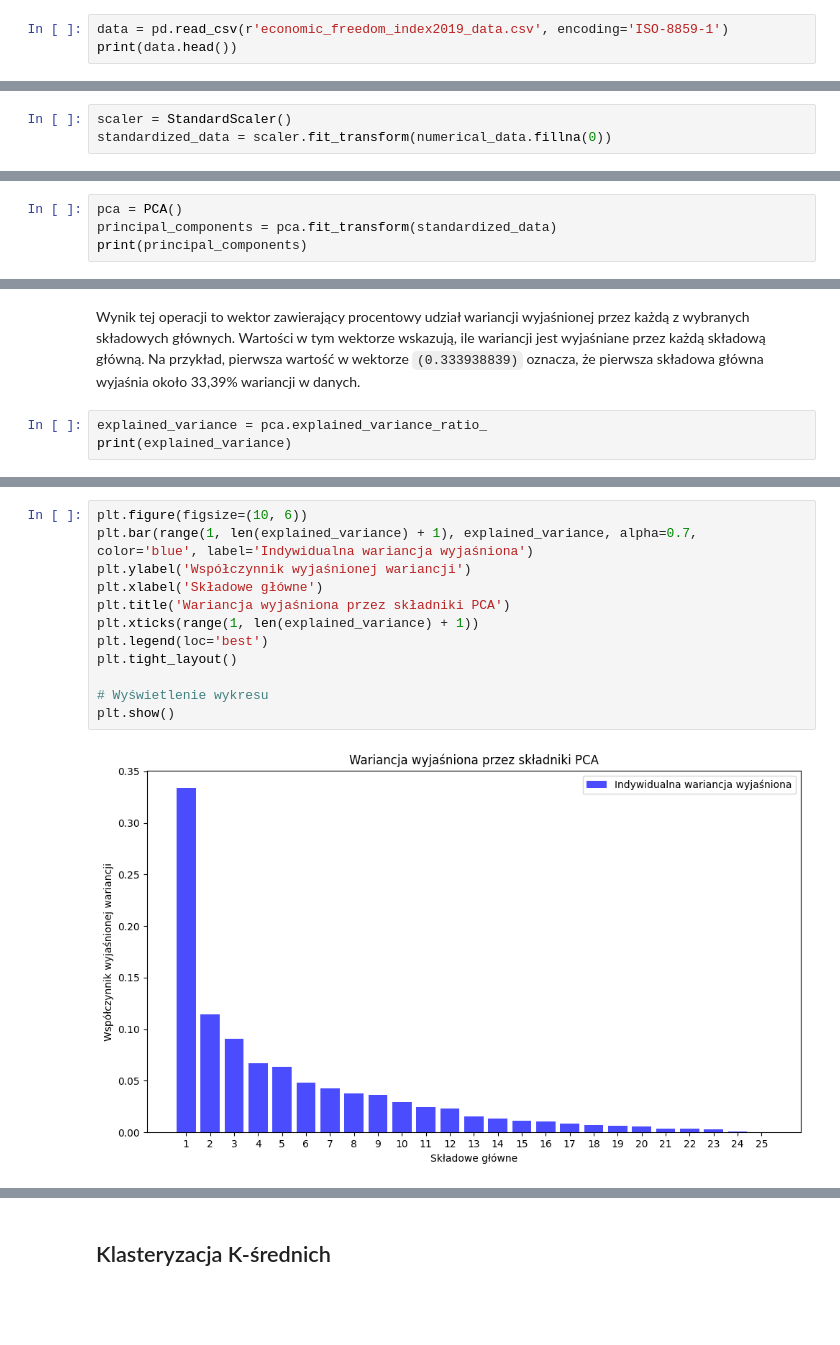
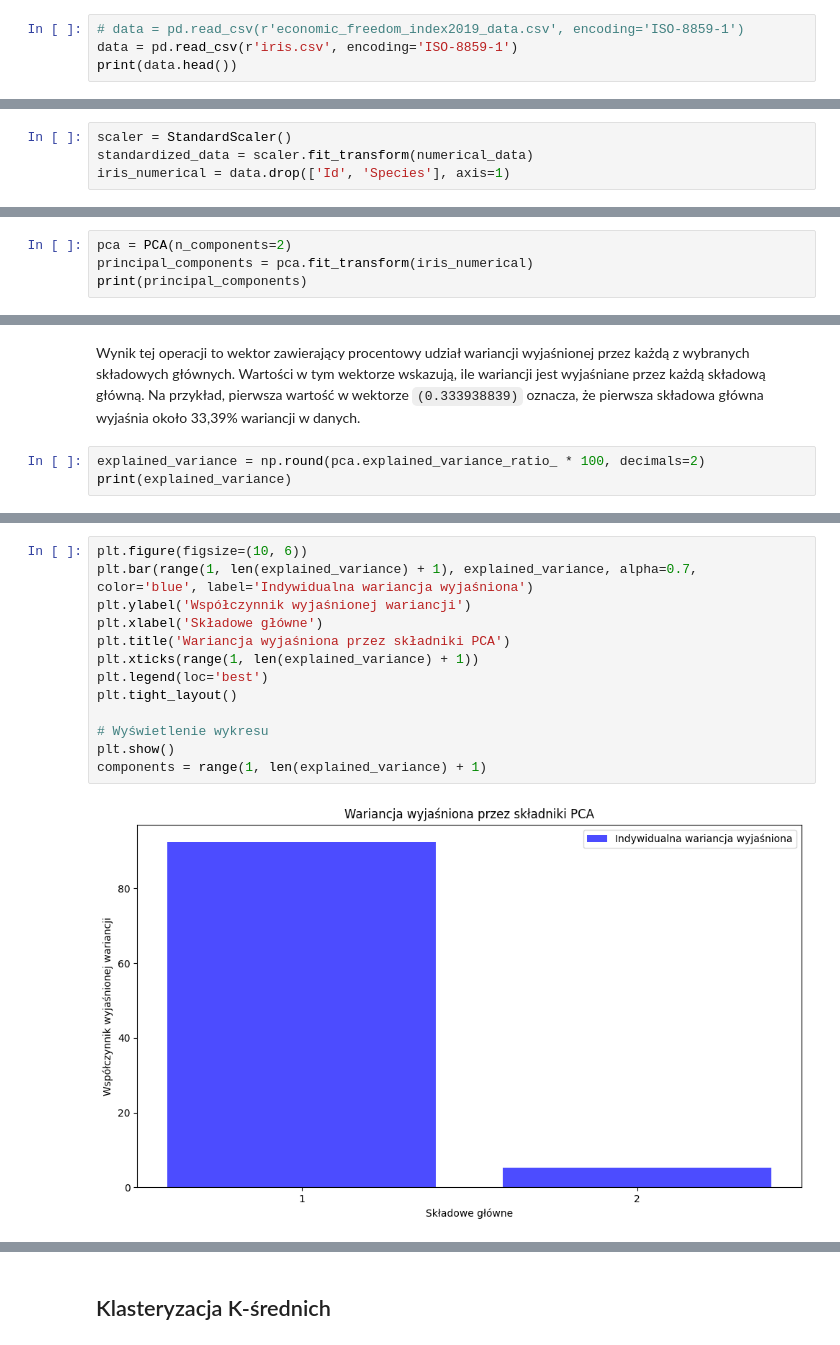
Before and after one commit to y777bish/DataExplorationProject, a Jupyter notebook: ProjektAEDfin.ipynb, the cells around one changed output, grey strips where cells are left out. Cells and saved outputs as stored; diff of their text form; blank space fills up the shorter version.

```diff
--- a/ProjektAEDfin.ipynb
+++ b/ProjektAEDfin.ipynb
@@ -12,6 +13,7 @@ import csv
 from apyori import apriori
 import seaborn as sns
 # %%
-data = pd.read_csv(r'economic_freedom_index2019_data.csv', encoding='ISO-8859-1')
+# data = pd.read_csv(r'economic_freedom_index2019_data.csv', encoding='ISO-8859-1')
+data = pd.read_csv(r'iris.csv', encoding='ISO-8859-1')
 print(data.head())
 # %% [output]
@@ -54,3 +45,4 @@ Standardyzacja danych numerycznych, zastępując brakujące wartości (NaN) zera
 # %%
 scaler = StandardScaler()
-standardized_data = scaler.fit_transform(numerical_data.fillna(0))
+standardized_data = scaler.fit_transform(numerical_data)
+iris_numerical = data.drop(['Id', 'Species'], axis=1)
@@ -59,7 +75,7 @@ Macierz kowariancji nie jest bezpośrednio obliczana w kodzie, ale standaryzowan
 
 Algorytm PCA jest inicjalizowany za pomocą `PCA()`, a następnie wywoływana jest metoda `fit_transform()`, która oblicza składowe główne, wartości własne i wektory własne.
 # %%
-pca = PCA()
-principal_components = pca.fit_transform(standardized_data)
+pca = PCA(n_components=2)
+principal_components = pca.fit_transform(iris_numerical)
 print(principal_components)
 # %% [output]
@@ -92,6 +104,6 @@ print(principal_components[:2])
 # %% [markdown]
 Wynik tej operacji to wektor zawierający procentowy udział wariancji wyjaśnionej przez każdą z wybranych składowych głównych. Wartości w tym wektorze wskazują, ile wariancji jest wyjaśniane przez każdą składową główną. Na przykład, pierwsza wartość w wektorze `(0.333938839)` oznacza, że pierwsza składowa główna wyjaśnia około 33,39% wariancji w danych.
 # %%
-explained_variance = pca.explained_variance_ratio_
+explained_variance = np.round(pca.explained_variance_ratio_ * 100, decimals=2)
 print(explained_variance)
 # %% [output]
@@ -140,14 +154,15 @@ W praktyce analiza takiego wykresu może pomóc w podjęciu decyzji dotyczących
 # %%
 plt.figure(figsize=(10, 6))
 plt.bar(range(1, len(explained_variance) + 1), explained_variance, alpha=0.7, color='blue', label='Indywidualna wariancja wyjaśniona')
 plt.ylabel('Współczynnik wyjaśnionej wariancji')
 plt.xlabel('Składowe główne')
 plt.title('Wariancja wyjaśniona przez składniki PCA')
 plt.xticks(range(1, len(explained_variance) + 1))
 plt.legend(loc='best')
 plt.tight_layout()
 
 # Wyświetlenie wykresu
 plt.show()
+components = range(1, len(explained_variance) + 1)
 # %% [output]
-[figure, old version]
+[figure, new version]
```
Also changed, not shown: parts of 28 cells of this notebook, 1 other file.
